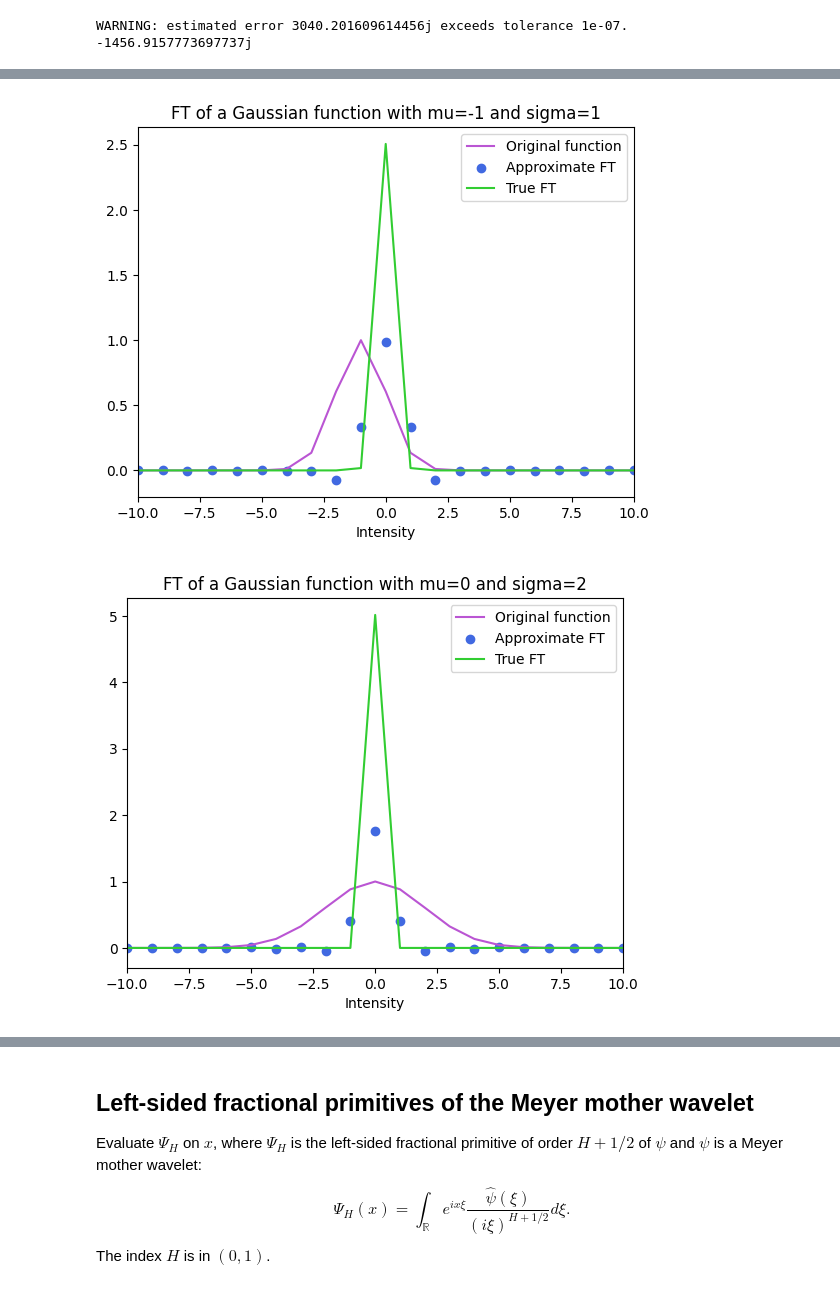
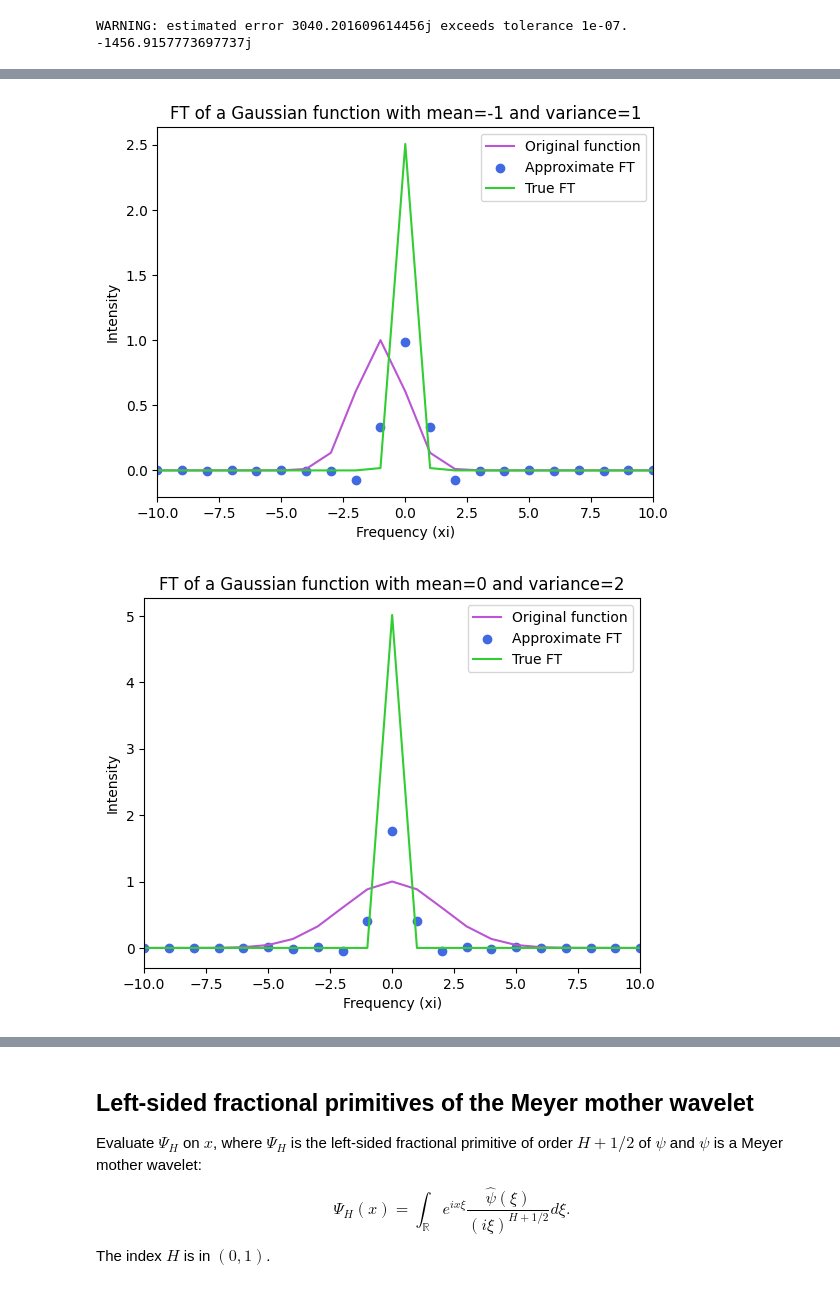
Before and after one commit to EmmaShedden/logm-fractional-brownian-motion, a Jupyter notebook: series-rep/main.ipynb, the cells around one changed output, grey strips where cells are left out. Saved outputs shown, nothing was run; the diff lists cells and outputs as text; code cells hidden in the pictures.

Commit message:
completed series rep simulation

```diff
--- a/series-rep/main.ipynb
+++ b/series-rep/main.ipynb
@@ -3,23 +3,34 @@
 # %% [markdown]
 ## Editable constants
 # %%
+# Output settings (this affects the fBm plots; for intermediate plots, change the debugging settings).
+save_graphs = True
+show_graphs = True
+
+# Final fBm simulation settings.
+N = 2**10 # number of timepoints
+T_0 = 0 # where to start (inclusive)
+T_N = 1 # where to end (exclusive)
+delta_H = 0.249 # distance between H's
+resample_eps = True # whether to re-sample the epsilon_{j, k} between each H value
+
 # Fourier transform approximation settings (used to calculate Psi_H from the Meyer wavelet psi). The
 # formula for Psi_H(x) is an integral over R, but the integrand consists of multiplying another function
-# by the Fourier Transform of the Meyer mother wavelet. This function decays rapidly for |xi| > 10, so
+# by the Fourier Transform of the Meyer mother wavelet. This integrand decays rapidly for |xi| > 10, so
 # it's okay to discretize it over a finite interval symmetric about zero.
-N = 2**8 # size of the input vector to FFT (i.e. number of sample points for the input function)
+M = 2**8 # size of the input vector to FFT (i.e. number of sample points for the input function)
 delta_xi = 1 # step size
 
-# number of summands to take in the series approximation
+# Number of summands to take in the series approximation.
 j_min = -2**3 # inclusive
 j_max = 2**3 # exclusive
 k_min = -2**3 # inclusive
 k_max = 2**3 # exclusive
 
-# whether to run intermediate tests of individual functions
+# Whether to run intermediate tests of individual functions (if True, plots are shown).
 debug = True
 
-# floating point comparison settings (determine when errors/warnings are reported)
+# Floating point comparison settings (determine when errors/warnings are reported).
 rtol = 1e-7 # relative (multiplicative) tolerance in float comparisons
 atol = 1e-7 # absolute (additive) tolerance in float comparisons
 # %% [markdown]
@@ -32,9 +43,9 @@ import matplotlib.pyplot as plt
 import scipy.integrate as integrate
 import numpy.random as random
 # %%
-delta_t = 2 * np.pi / (N * delta_xi)
-t_0 = -delta_t * (N // 2)
-xi = np.fft.fftfreq(N, delta_xi) * 2 * np.pi / delta_t
+delta_t = 2 * np.pi / (M * delta_xi)
+t_0 = -delta_t * (M // 2)
+xi = np.fft.fftfreq(M, delta_xi) * 2 * np.pi / delta_t
 # %%
 # Source: https://stackoverflow.com/questions/8924173/how-can-i-print-bold-text-in-python
 class color:
@@ -115,8 +118,8 @@ $$\begin{align*}
 # Approximate the Fourier Transform of f, evaluated over the disretized frequency domain xi
 def fast_ft(f):
     # Create the time samples that f must be evaluated on in order to compute its Fourier
-    # Transform on xi using FFT: {t_0 + m * delta_t} for 1 <= m <= N
-    t = np.arange(t_0 + delta_t, t_0 + (N + 1) * delta_t, delta_t)
+    # Transform on xi using FFT: {t_0 + m * delta_t} for 1 <= m <= M
+    t = np.arange(t_0 + delta_t, t_0 + (M + 1) * delta_t, delta_t)
 
     # Compute (discretized) Fourier Transform of f using numpy's FFT function; this is the
     # vector of DFT(f, t)_k's in the equation above
@@ -139,9 +142,9 @@ if debug:
     plt.scatter(xs, ys, color="royalblue", label="Approximate")
     plt.plot(xs, zs, color="limegreen", label="True")
 
-    plt.title("FT of 1/(t^2 + 1)")
+    plt.title("Approx. Fourier Transform of 1/(t^2 + 1)")
     plt.xlabel("Frequency (xi)")
-    plt.xlabel("Intensity")
+    plt.ylabel("Intensity")
 
     plt.gca().set_xlim(-10,10)
     plt.legend()
@@ -151,28 +154,28 @@ if debug:
 # %%
 if debug:
     gaussian = lambda x, mu, sig : np.exp(-np.power(x - mu, 2.) / (2 * np.power(sig, 2.)))
     specific_gaussian = lambda mu, sig : lambda x : gaussian(x, mu, sig) # f
     for mu, sig in [(-1, 1), (0, 2), (2, 3)]:
         f = specific_gaussian(mu, sig)(xi) # discretized f
         g = fast_ft(specific_gaussian(mu, sig)) # our version of f-hat
         h = np.sqrt(2 * np.pi * sig**2) * specific_gaussian(0, 1 / (np.pi * sig))(xi) # true version of f-hat
 
         _, fs = zip(*sorted(zip(xi, f)))
         _, gs = zip(*sorted(zip(xi, g)))
         xs, hs = zip(*sorted(zip(xi, h)))
 
         plt.plot(xs, fs, color="mediumorchid", label="Original function")
         plt.scatter(xs, gs, color="royalblue", label="Approximate FT")
         plt.plot(xs, hs, color="limegreen", label="True FT")
 
-        plt.title("FT of a Gaussian function with mu={} and sigma={}".format(mu, sig))
+        plt.title("FT of a Gaussian function with mean={} and variance={}".format(mu, sig))
         plt.xlabel("Frequency (xi)")
-        plt.xlabel("Intensity")
+        plt.ylabel("Intensity")
 
         plt.gca().set_xlim(-10,10)
         plt.legend()
         plt.show()
         plt.close()
 # %% [output]
-[figure, old version]
+[figure, new version]
-[figure, old version]
+[figure, new version]
```
Also changed, not shown: parts of 21 cells of this notebook, 2 other files.
